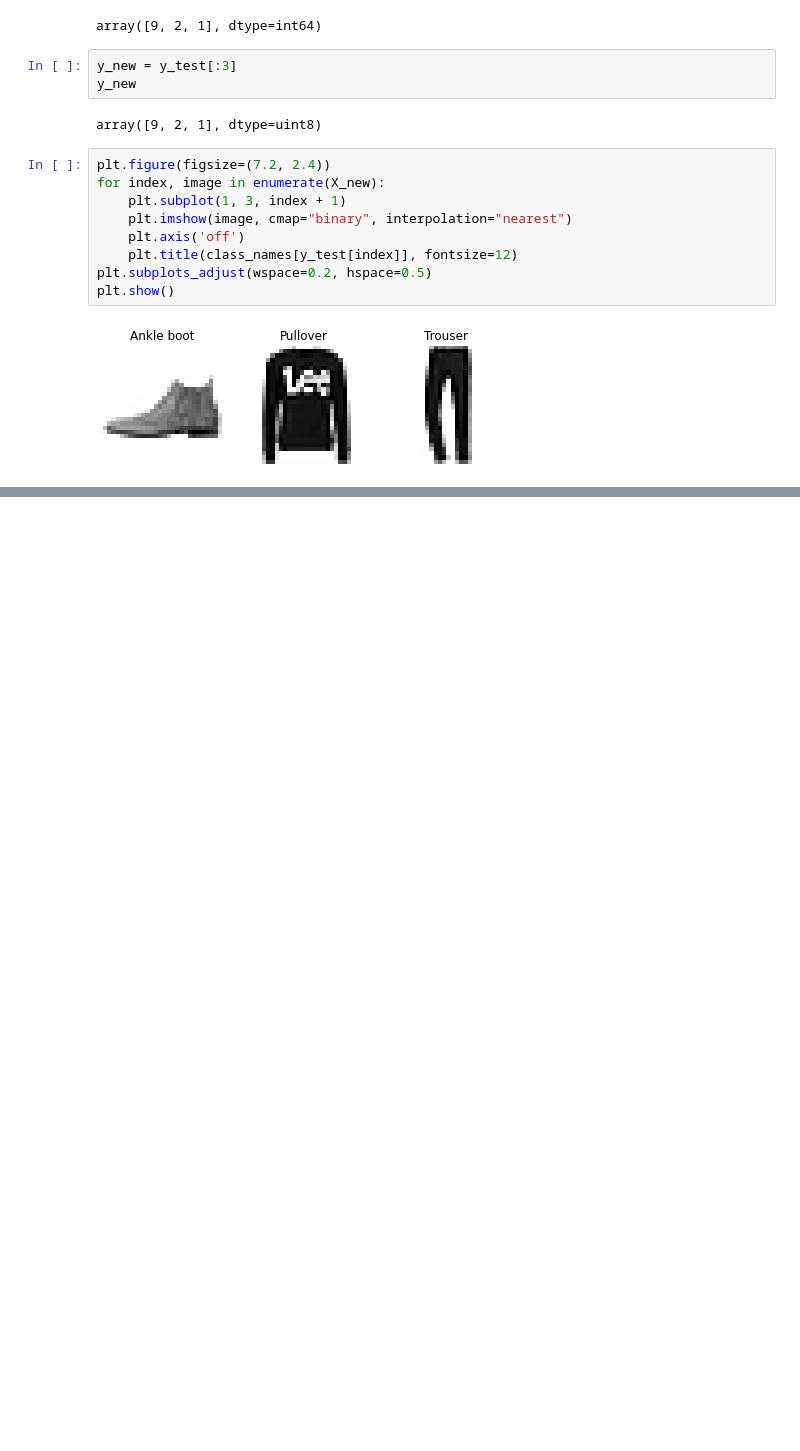
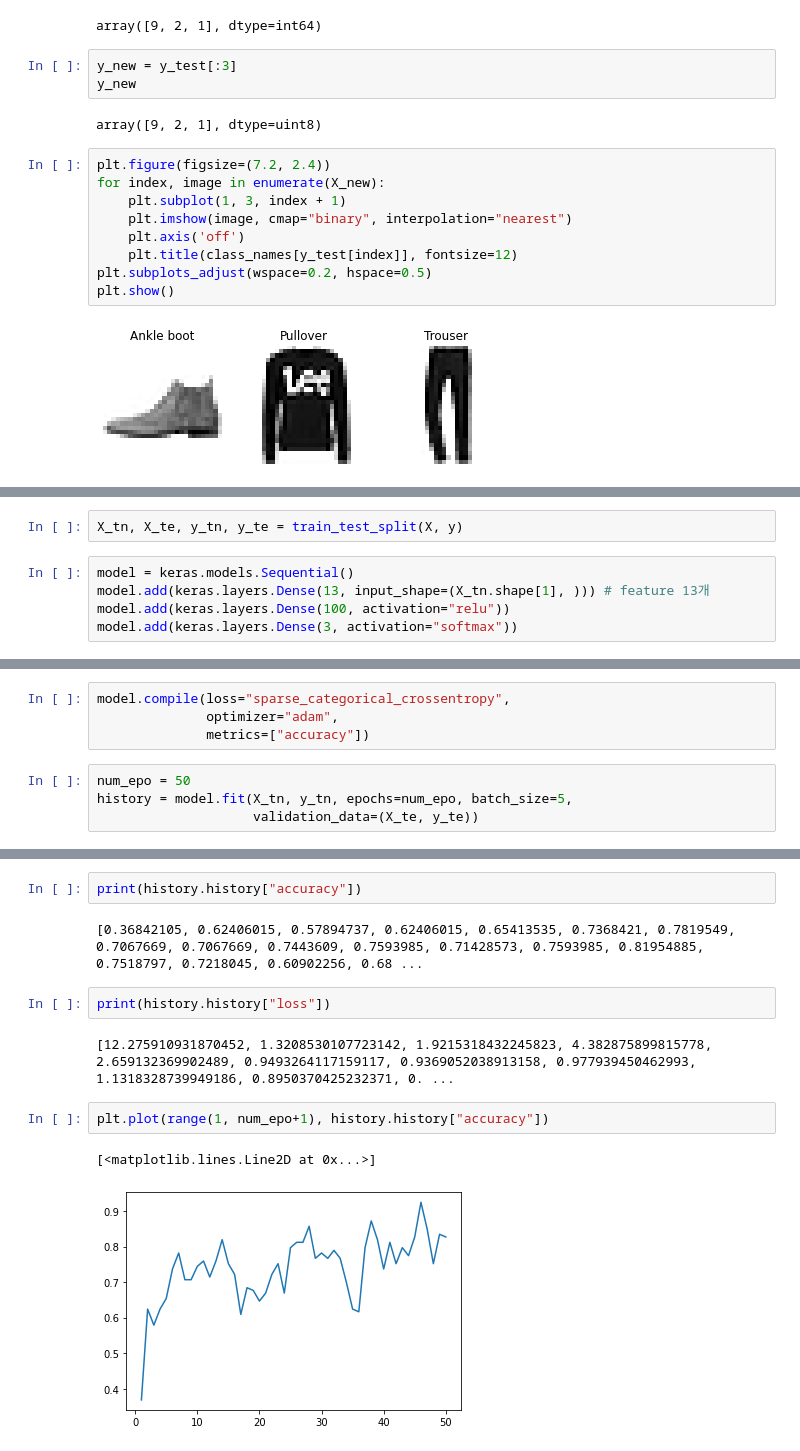
Before and after one commit to ms-shin/Machine-Learning, a Jupyter notebook: 10.Neural_network.ipynb, the cells around one changed output, grey strips where cells are left out. Drawn from its saved outputs; the diff is of its cells as text; blank space fills up the shorter version.

```diff
--- a/10.Neural_network.ipynb
+++ b/10.Neural_network.ipynb
@@ -286,0 +424,7 @@ plt.show()
+# %%
+X_tn, X_te, y_tn, y_te = train_test_split(X, y)
+# %%
+model = keras.models.Sequential()
+model.add(keras.layers.Dense(13, input_shape=(X_tn.shape[1], ))) # feature 13개
+model.add(keras.layers.Dense(100, activation="relu"))
+model.add(keras.layers.Dense(3, activation="softmax"))
@@ -286,0 +452,8 @@ plt.show()
+# %%
+model.compile(loss="sparse_categorical_crossentropy",
+              optimizer="adam",
+              metrics=["accuracy"])
+# %%
+num_epo = 50
+history = model.fit(X_tn, y_tn, epochs=num_epo, batch_size=5,
+                    validation_data=(X_te, y_te))
@@ -286,0 +488,13 @@ plt.show()
+# %%
+print(history.history["accuracy"])
+# %% [output]
+[0.36842105, 0.62406015, 0.57894737, 0.62406015, 0.65413535, 0.7368421, 0.7819549, 0.7067669, 0.7067669, 0.7443609, 0.7593985, 0.71428573, 0.7593985, 0.81954885, 0.7518797, 0.7218045, 0.60902256, 0.68 ...
+# %%
+print(history.history["loss"])
+# %% [output]
+[12.275910931870452, 1.3208530107723142, 1.9215318432245823, 4.382875899815778, 2.659132369902489, 0.9493264117159117, 0.9369052038913158, 0.977939450462993, 1.1318328739949186, 0.8950370425232371, 0. ...
+# %%
+plt.plot(range(1, num_epo+1), history.history["accuracy"])
+# %% [output]
+[<matplotlib.lines.Line2D at 0x...>]
+[figure, added]
```
Also changed, not shown: parts of 55 cells of this notebook, 1 other file.
